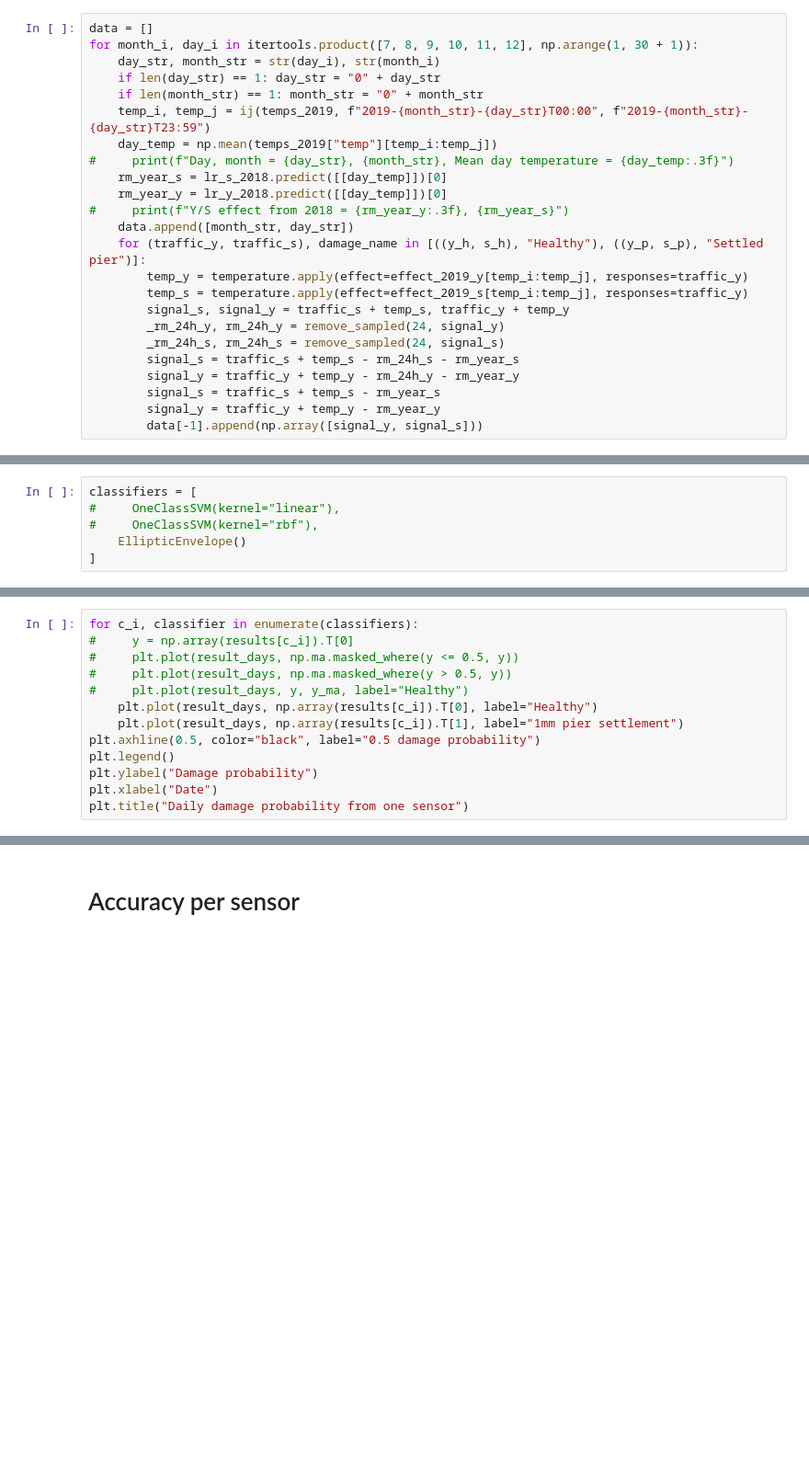
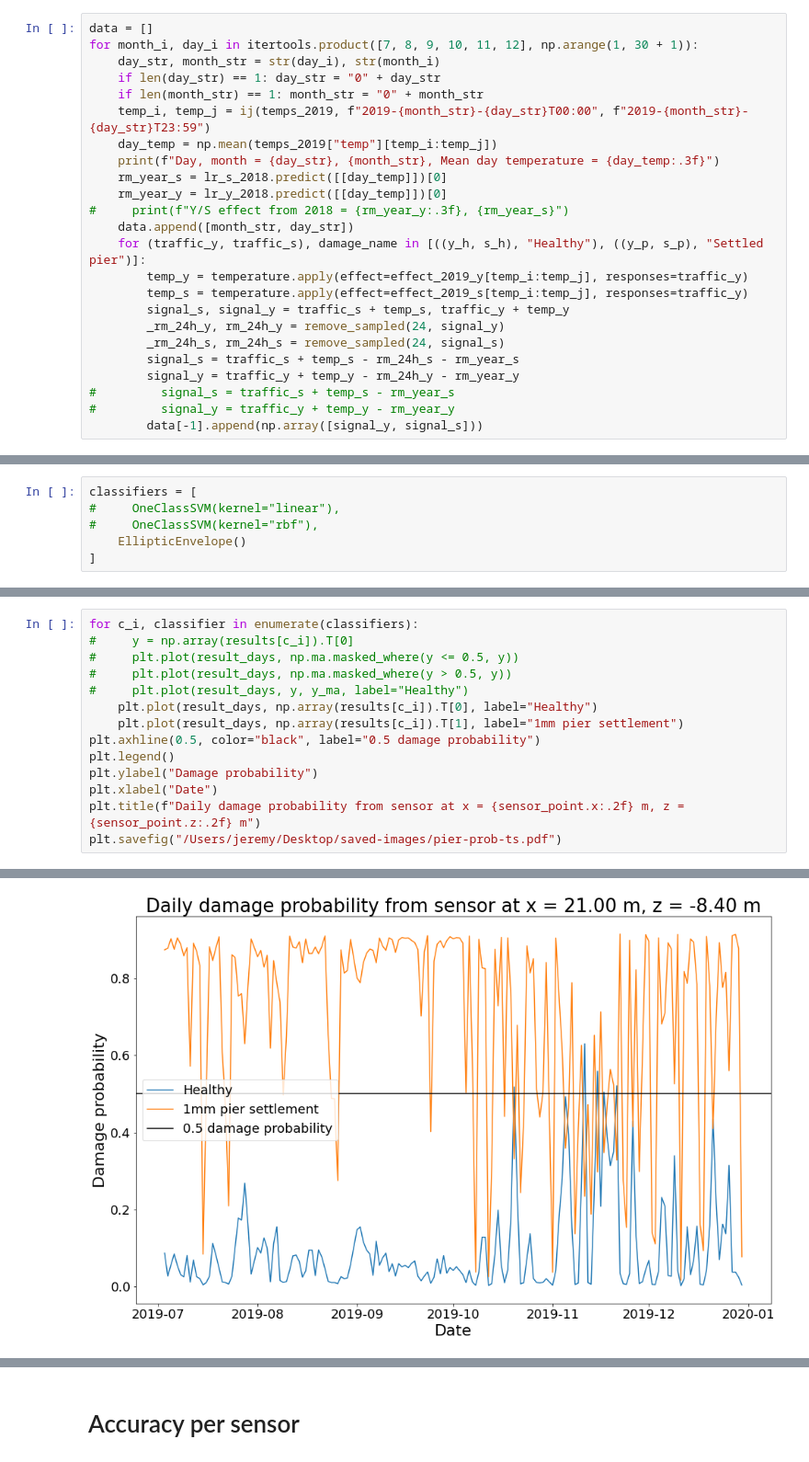
Before and after one commit to jerbaroo/bridge-sim, a Jupyter notebook: notebooks/classify.ipynb, the cells around one changed output, grey strips where cells are left out. Shown at 92% size. Drawn from its saved outputs; the diff is of its cells as text; blank space fills up the shorter version.

```diff
--- a/notebooks/classify.ipynb
+++ b/notebooks/classify.ipynb
@@ -895,7 +902,7 @@ for month_i, day_i in itertools.product([7, 8, 9, 10, 11, 12], np.arange(1, 30 +
     if len(month_str) == 1: month_str = "0" + month_str
     temp_i, temp_j = ij(temps_2019, f"2019-{month_str}-{day_str}T00:00", f"2019-{month_str}-{day_str}T23:59")
     day_temp = np.mean(temps_2019["temp"][temp_i:temp_j])
-#     print(f"Day, month = {day_str}, {month_str}, Mean day temperature = {day_temp:.3f}")
+    print(f"Day, month = {day_str}, {month_str}, Mean day temperature = {day_temp:.3f}")
     rm_year_s = lr_s_2018.predict([[day_temp]])[0]
     rm_year_y = lr_y_2018.predict([[day_temp]])[0]
 #     print(f"Y/S effect from 2018 = {rm_year_y:.3f}, {rm_year_s}")
@@ -908,6 +915,6 @@ for month_i, day_i in itertools.product([7, 8, 9, 10, 11, 12], np.arange(1, 30 +
         _rm_24h_s, rm_24h_s = remove_sampled(24, signal_s)
         signal_s = traffic_s + temp_s - rm_24h_s - rm_year_s
         signal_y = traffic_y + temp_y - rm_24h_y - rm_year_y
-        signal_s = traffic_s + temp_s - rm_year_s
-        signal_y = traffic_y + temp_y - rm_year_y
+#         signal_s = traffic_s + temp_s - rm_year_s
+#         signal_y = traffic_y + temp_y - rm_year_y
         data[-1].append(np.array([signal_y, signal_s]))
@@ -971,4 +1002,6 @@ plt.axhline(0.5, color="black", label="0.5 damage probability")
 plt.legend()
 plt.ylabel("Damage probability")
 plt.xlabel("Date")
-plt.title("Daily damage probability from one sensor")
+plt.title(f"Daily damage probability from sensor at x = {sensor_point.x:.2f} m, z = {sensor_point.z:.2f} m")
+plt.savefig("/Users/jeremy/Desktop/saved-images/pier-prob-ts.pdf")
+# %% [output]
@@ -974,0 +1009 @@ plt.title("Daily damage probability from one sensor")
+[figure, added]
```
Also changed, not shown: parts of 26 cells of this notebook.
